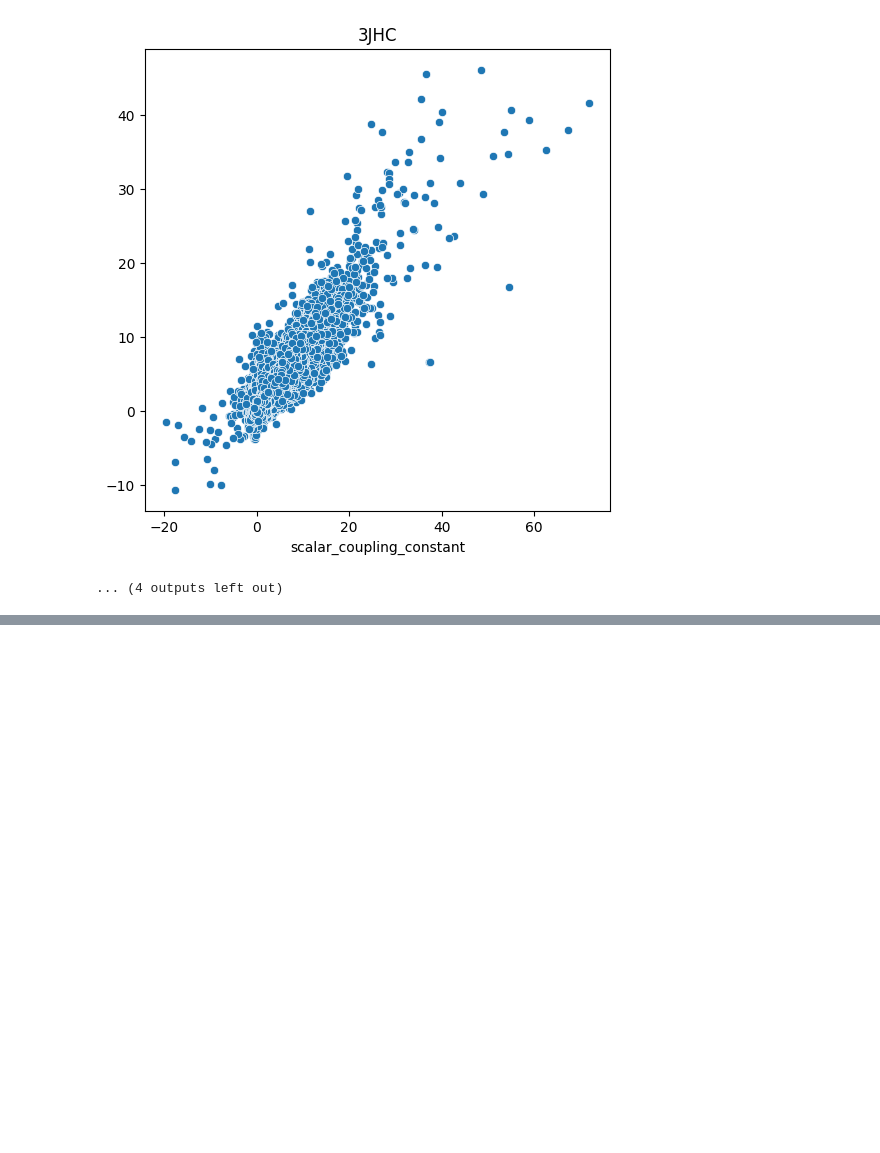
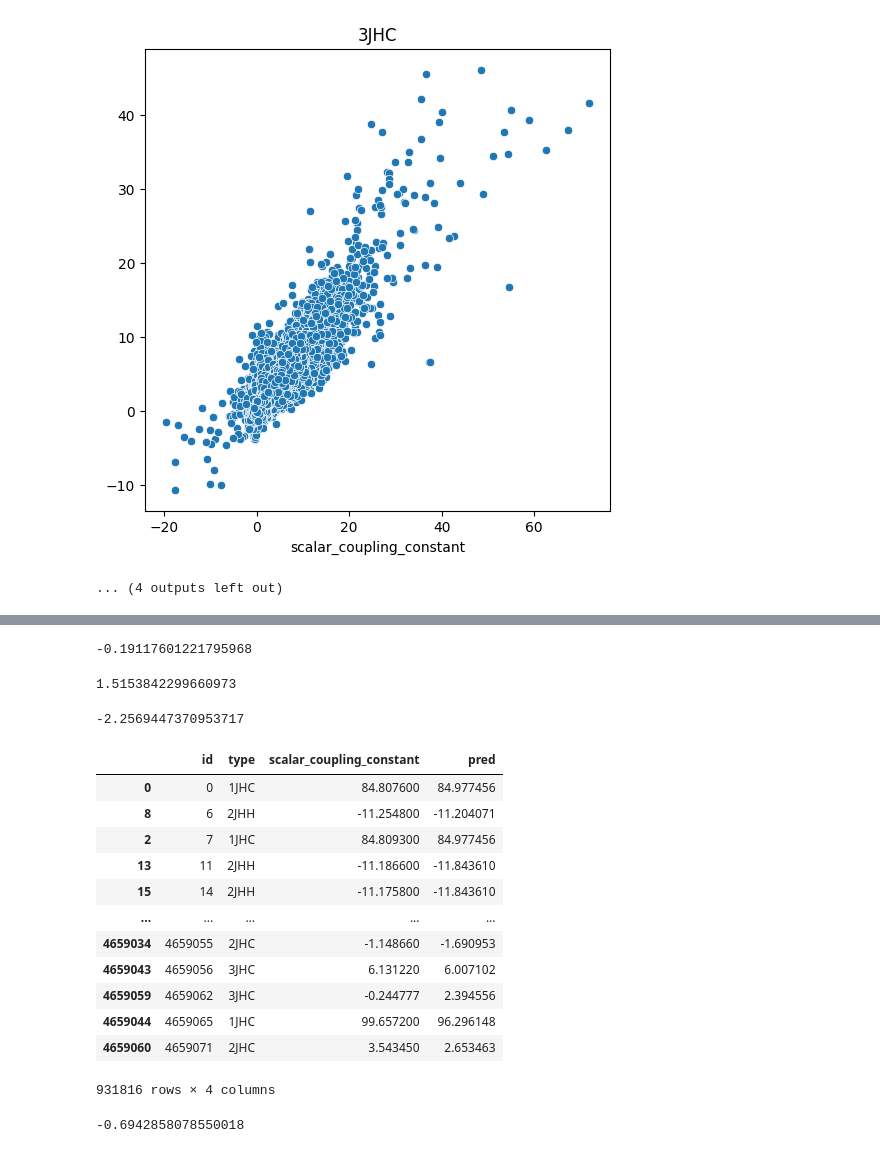
Before and after one commit to tram-tr/predicting-molecular-properties, a Jupyter notebook: models_v3.ipynb, the cells around one changed output, grey strips where cells are left out. Cells and saved outputs as stored; diff of their text form; code cells hidden in the pictures; blank space fills up the shorter version.

```diff
--- a/models_v3.ipynb
+++ b/models_v3.ipynb
@@ -353,0 +404,24 @@ pprint(lgbm_train_lmae)
+# %%
+val_X_3JHC = val_X[val_X['type'] == '3JHC']
+val_y_3JHC = val_y[val_y['type'] == '3JHC'].copy()
+val_y_3JHC['pred'] = lgbm_3JHC.predict(val_X_3JHC.drop(columns=['id', 'type']))
+val_3JHC_lmae = np.log(mean_absolute_error(val_y_3JHC['scalar_coupling_constant'], val_y_3JHC['pred']))
+print(val_3JHC_lmae)
+# %% [output]
+-0.19117601221795968
+# %%
+val_X_3JHH = val_X[val_X['type'] == '3JHH']
+val_y_3JHH = val_y[val_y['type'] == '3JHH'].copy()
+val_y_3JHH['pred'] = lgbm_3JHH.predict(val_X_3JHH.drop(columns=['id', 'type']))
+val_3JHH_lmae = np.log(mean_absolute_error(val_y_3JHH['scalar_coupling_constant'], val_y_3JHH['pred']))
+print(val_3JHH_lmae)
+# %% [output]
+1.5153842299660973
+# %%
+val_X_3JHN = val_X[val_X['type'] == '3JHN']
+val_y_3JHN = val_y[val_y['type'] == '3JHN'].copy()
+val_y_3JHN['pred'] = lgbm_3JHN.predict(val_X_3JHN.drop(columns=['id', 'type']))
+val_3JHN_lmae = np.log(mean_absolute_error(val_y_3JHN['scalar_coupling_constant'], val_y_3JHN['pred']))
+print(val_3JHN_lmae)
+# %% [output]
+-2.2569447370953717
@@ -353,0 +434,18 @@ pprint(lgbm_train_lmae)
+# %%
+val_pred = pd.concat([val_y_1JHC, val_y_1JHN, val_y_2JHC, val_y_2JHH, val_y_2JHN, val_y_3JHC, val_y_3JHH, val_y_3JHN])
+# %%
+val_pred.sort_values(by='id')
+# %% [output]
+|  | id | type | scalar_coupling_constant | pred |
+| 0 | 0 | 1JHC | 84.807600 | 84.977456 |
+| 8 | 6 | 2JHH | -11.254800 | -11.204071 |
+| 2 | 7 | 1JHC | 84.809300 | 84.977456 |
+| 13 | 11 | 2JHH | -11.186600 | -11.843610 |
+| 15 | 14 | 2JHH | -11.175800 | -11.843610 |
+| ... | ... | ... | ... | ... |
+| 4659034 | 4659055 | 2JHC | -1.148660 | -1.690953 |
+| 4659043 | 4659056 | 3JHC | 6.131220 | 6.007102 |
+| 4659059 | 4659062 | 3JHC | -0.244777 | 2.394556 |
+| 4659044 | 4659065 | 1JHC | 99.657200 | 96.296148 |
+| 4659060 | 4659071 | 2JHC | 3.543450 | 2.653463 |
+931816 rows × 4 columns
@@ -353,0 +455,4 @@ pprint(lgbm_train_lmae)
+# %%
+group_lmae(y_true, y_pred, groups)
+# %% [output]
+-0.6942858078550018
```
Also changed, not shown: parts of 11 cells of this notebook.
